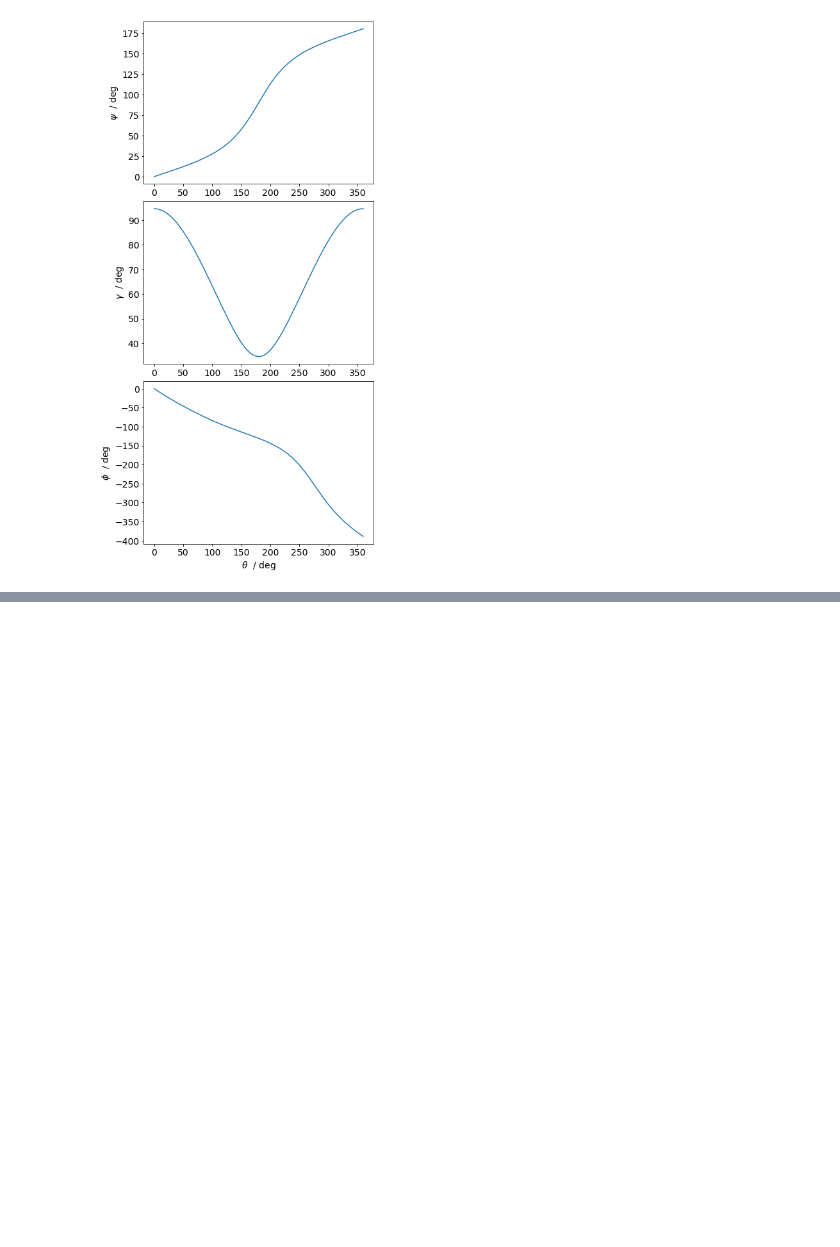
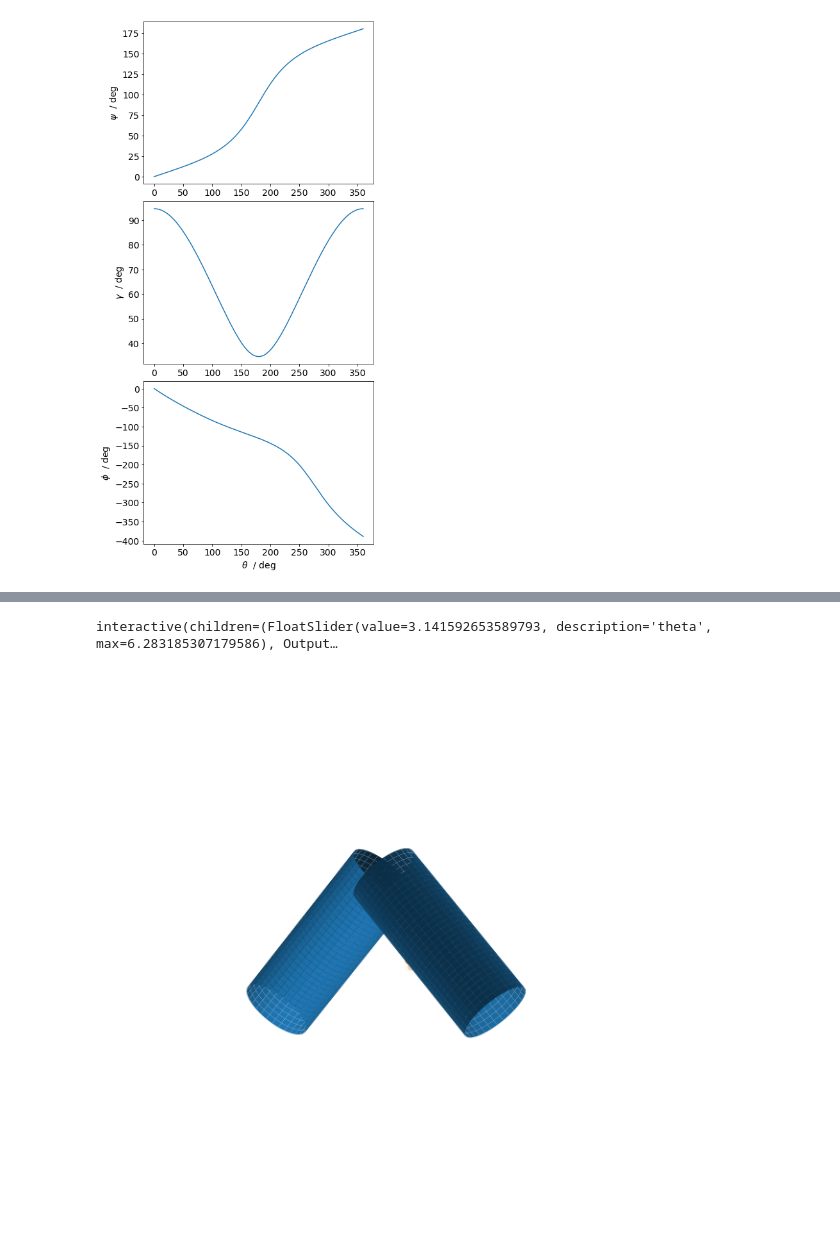
Before and after one commit to tianyikillua/falling-cat, a Jupyter notebook: cat.ipynb, the cells around one changed output, grey strips where cells are left out. Cells and saved outputs as stored; diff of their text form; code cells hidden in the pictures; blank space fills up the shorter version.

```diff
--- a/cat.ipynb
+++ b/cat.ipynb
@@ -110,0 +107,31 @@ plt.show()
+# %%
+JI = 0.25
+alpha = 30 * degree
+c = FallingCat(JI, alpha)
+
+def plot_cat_position(theta):
+    plt.close("all")
+    fig, ax = plt.subplots(figsize=(12, 8), subplot_kw={"projection": "3d"})
+
+    ax = c.plot(theta, ax=ax, l=5, N=32, color="C0", leg_color="C1", marker="o", s=40)
+    ax.view_init(0, 30)
+    ax.set_axis_off()
+    ax.autoscale(False)
+    ax.set_xlim(-4,4)
+    ax.set_ylim(-4,4)
+    ax.set_zlim(-4,4)
+    ax.axis("equal")
+
+    plt.show()
+# %%
+from ipywidgets import interact
+
+interact(plot_cat_position, theta=(0, 2 * np.pi));
+# %% [output]
+interactive(children=(FloatSlider(value=3.141592653589793, description='theta', max=6.283185307179586), Output…
+# %%
+%matplotlib widget
+
+plot_cat_position(2 * np.pi)
+# %% [output]
+[figure, added]
```
Also changed, not shown: parts of 1 cell of this notebook, 9 other files.
